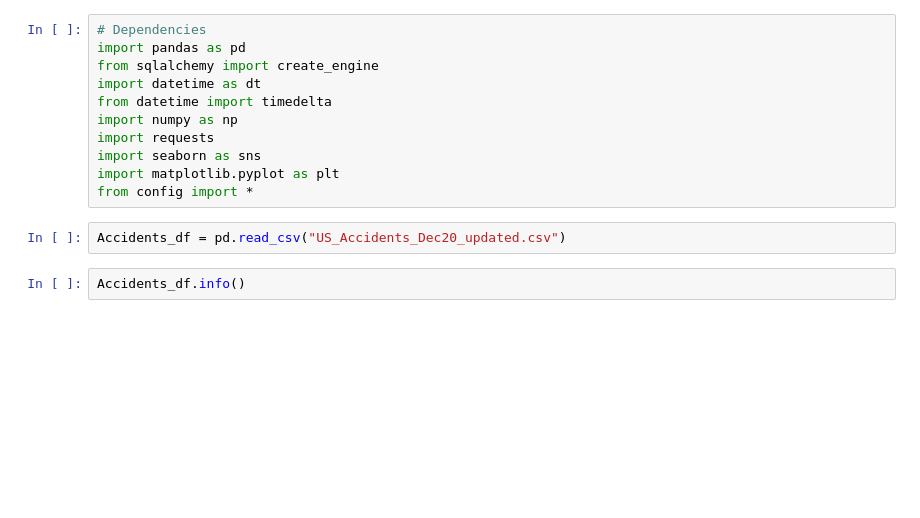
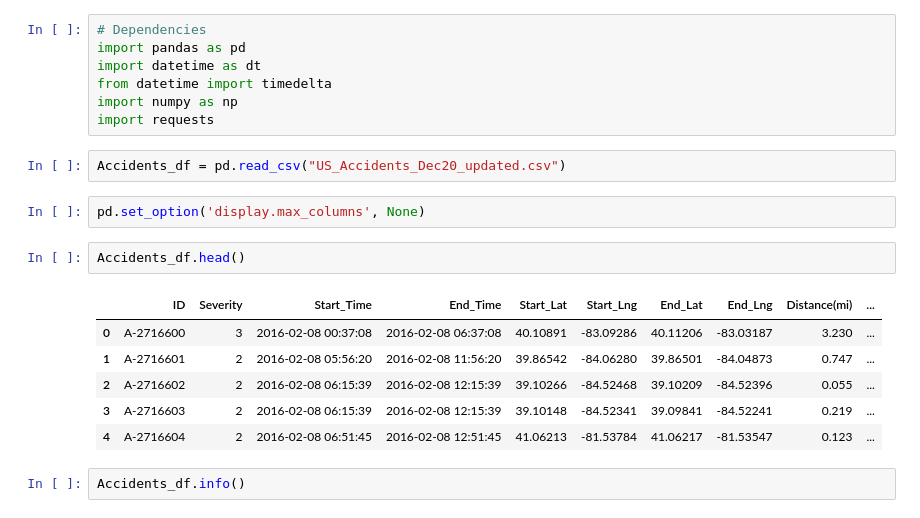
Before and after one commit to KeSavanh/US_accident_data_analysis, a Jupyter notebook: USAccidentETL.ipynb, the cells around one changed output. Cells and saved outputs as stored; diff of their text form; blank space fills up the shorter version.

```diff
--- a/USAccidentETL.ipynb
+++ b/USAccidentETL.ipynb
@@ -1,16 +1,23 @@
 # %%
 # Dependencies
 import pandas as pd
-from sqlalchemy import create_engine
 import datetime as dt
 from datetime import timedelta
 import numpy as np
 import requests
-import seaborn as sns
-import matplotlib.pyplot as plt
-from config import *
 # %%
 Accidents_df = pd.read_csv("US_Accidents_Dec20_updated.csv")
+# %%
+pd.set_option('display.max_columns', None)
+# %%
+Accidents_df.head()
+# %% [output]
+|  | ID | Severity | Start_Time | End_Time | Start_Lat | Start_Lng | End_Lat | End_Lng | Distance(mi) | ... |
+| 0 | A-2716600 | 3 | 2016-02-08 00:37:08 | 2016-02-08 06:37:08 | 40.10891 | -83.09286 | 40.11206 | -83.03187 | 3.230 | ... |
+| 1 | A-2716601 | 2 | 2016-02-08 05:56:20 | 2016-02-08 11:56:20 | 39.86542 | -84.06280 | 39.86501 | -84.04873 | 0.747 | ... |
+| 2 | A-2716602 | 2 | 2016-02-08 06:15:39 | 2016-02-08 12:15:39 | 39.10266 | -84.52468 | 39.10209 | -84.52396 | 0.055 | ... |
+| 3 | A-2716603 | 2 | 2016-02-08 06:15:39 | 2016-02-08 12:15:39 | 39.10148 | -84.52341 | 39.09841 | -84.52241 | 0.219 | ... |
+| 4 | A-2716604 | 2 | 2016-02-08 06:51:45 | 2016-02-08 12:51:45 | 41.06213 | -81.53784 | 41.06217 | -81.53547 | 0.123 | ... |
 # %%
 Accidents_df.info()
 # %% [output]
```
Also changed, not shown: parts of 19 cells of this notebook, 10 other files.
